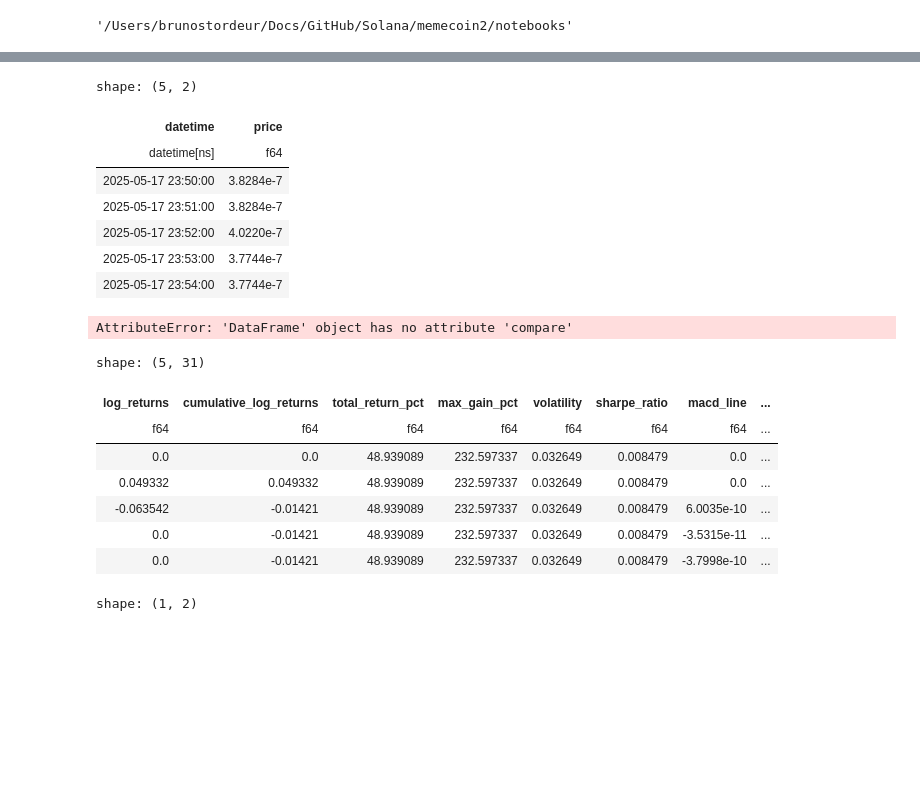
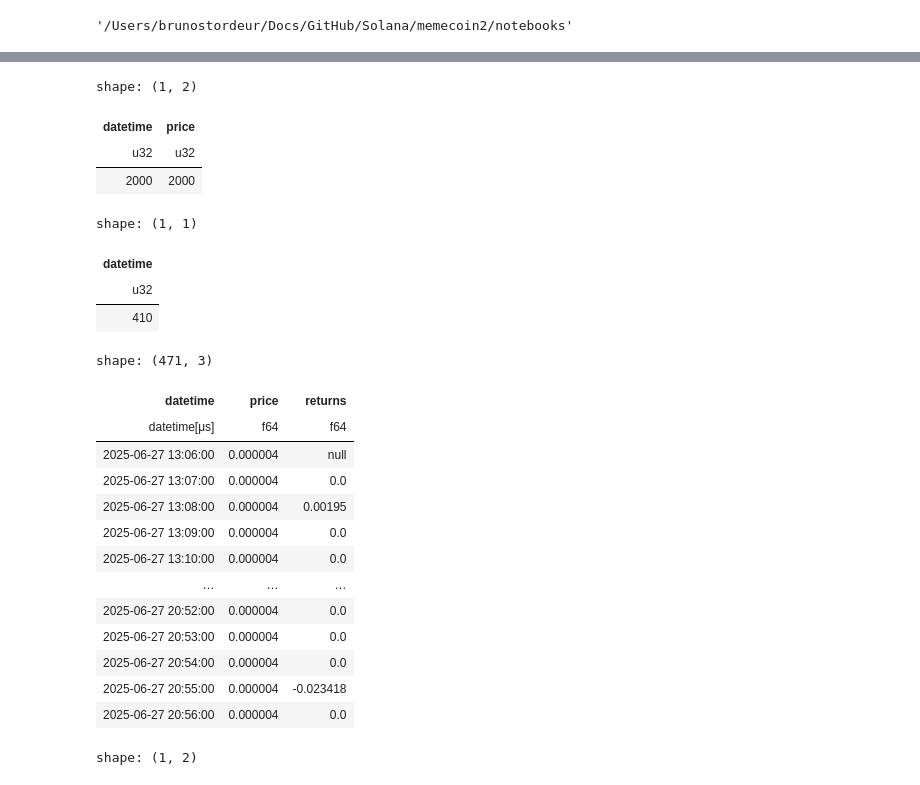
Before and after one commit to stordd13/solana-memecoin, a Jupyter notebook: notebooks/exploration.ipynb, the cells around one changed output, grey strips where cells are left out. Saved outputs shown, nothing was run; the diff lists cells and outputs as text; code cells hidden in the pictures; blank space fills up the shorter version.

```diff
--- a/notebooks/exploration.ipynb
+++ b/notebooks/exploration.ipynb
@@ -78,29 +71,34 @@ shape: (5, 2)
 # %%
-df2.head()
+df1.count().collect()
 # %% [output]
-shape: (5, 2)
+shape: (1, 2)
 | datetime | price |
-| datetime[ns] | f64 |
-| 2025-05-17 23:50:00 | 3.8284e-7 |
-| 2025-05-17 23:51:00 | 3.8284e-7 |
-| 2025-05-17 23:52:00 | 4.0220e-7 |
-| 2025-05-17 23:53:00 | 3.7744e-7 |
-| 2025-05-17 23:54:00 | 3.7744e-7 |
+| u32 | u32 |
+| 2000 | 2000 |
 # %%
-df1.compare(df2)
+df3.select("datetime").count().collect()
 # %% [output]
-AttributeError: 'DataFrame' object has no attribute 'compare'
+shape: (1, 1)
+| datetime |
+| u32 |
+| 410 |
 # %%
-df3.head()
+df2.collect()
 # %% [output]
-shape: (5, 31)
+shape: (471, 3)
-| log_returns | cumulative_log_returns | total_return_pct | max_gain_pct | volatility | sharpe_ratio | macd_line | ... |
-| f64 | f64 | f64 | f64 | f64 | f64 | f64 | ... |
-| 0.0 | 0.0 | 48.939089 | 232.597337 | 0.032649 | 0.008479 | 0.0 | ... |
-| 0.049332 | 0.049332 | 48.939089 | 232.597337 | 0.032649 | 0.008479 | 0.0 | ... |
-| -0.063542 | -0.01421 | 48.939089 | 232.597337 | 0.032649 | 0.008479 | 6.0035e-10 | ... |
-| 0.0 | -0.01421 | 48.939089 | 232.597337 | 0.032649 | 0.008479 | -3.5315e-11 | ... |
-| 0.0 | -0.01421 | 48.939089 | 232.597337 | 0.032649 | 0.008479 | -3.7998e-10 | ... |
+| datetime | price | returns |
+| datetime[μs] | f64 | f64 |
+| 2025-06-27 13:06:00 | 0.000004 | null |
+| 2025-06-27 13:07:00 | 0.000004 | 0.0 |
+| 2025-06-27 13:08:00 | 0.000004 | 0.00195 |
+| 2025-06-27 13:09:00 | 0.000004 | 0.0 |
+| 2025-06-27 13:10:00 | 0.000004 | 0.0 |
+| … | … | … |
+| 2025-06-27 20:52:00 | 0.000004 | 0.0 |
+| 2025-06-27 20:53:00 | 0.000004 | 0.0 |
+| 2025-06-27 20:54:00 | 0.000004 | 0.0 |
+| 2025-06-27 20:55:00 | 0.000004 | -0.023418 |
+| 2025-06-27 20:56:00 | 0.000004 | 0.0 |
 # %%
 df.select(pl.col('price').min().alias('min'), pl.col('price').max().alias('max'))
 # %% [output]
```
Also changed, not shown: parts of 2 cells of this notebook, 21 other files.
